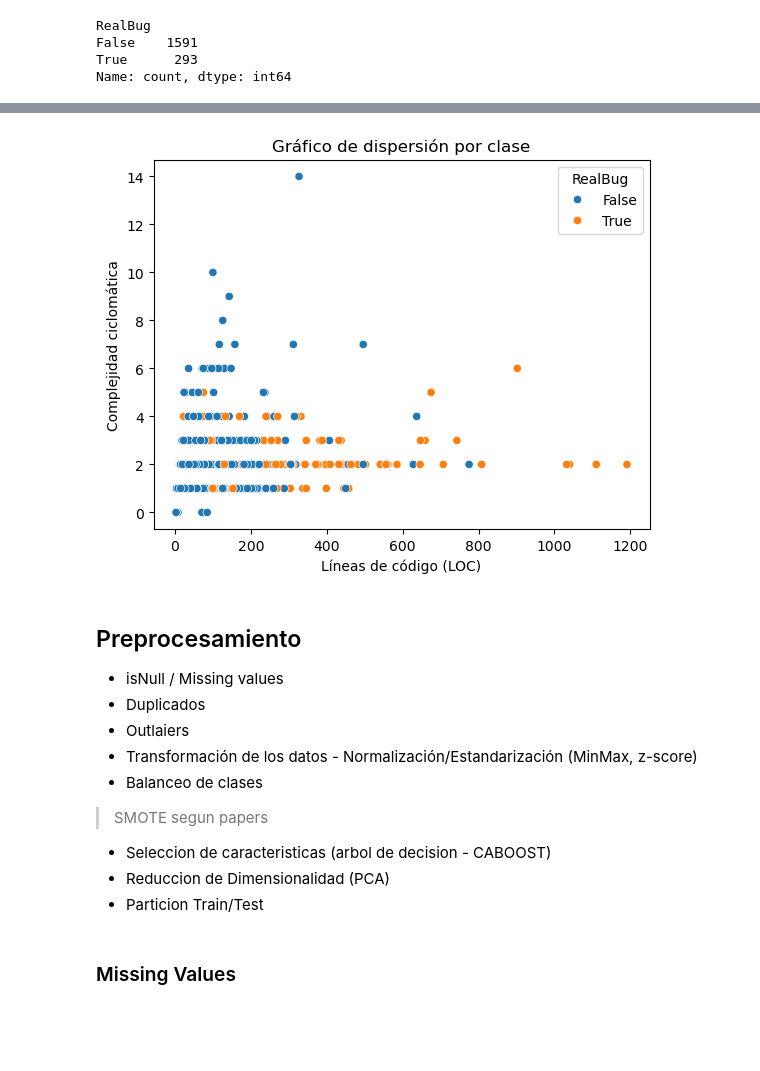
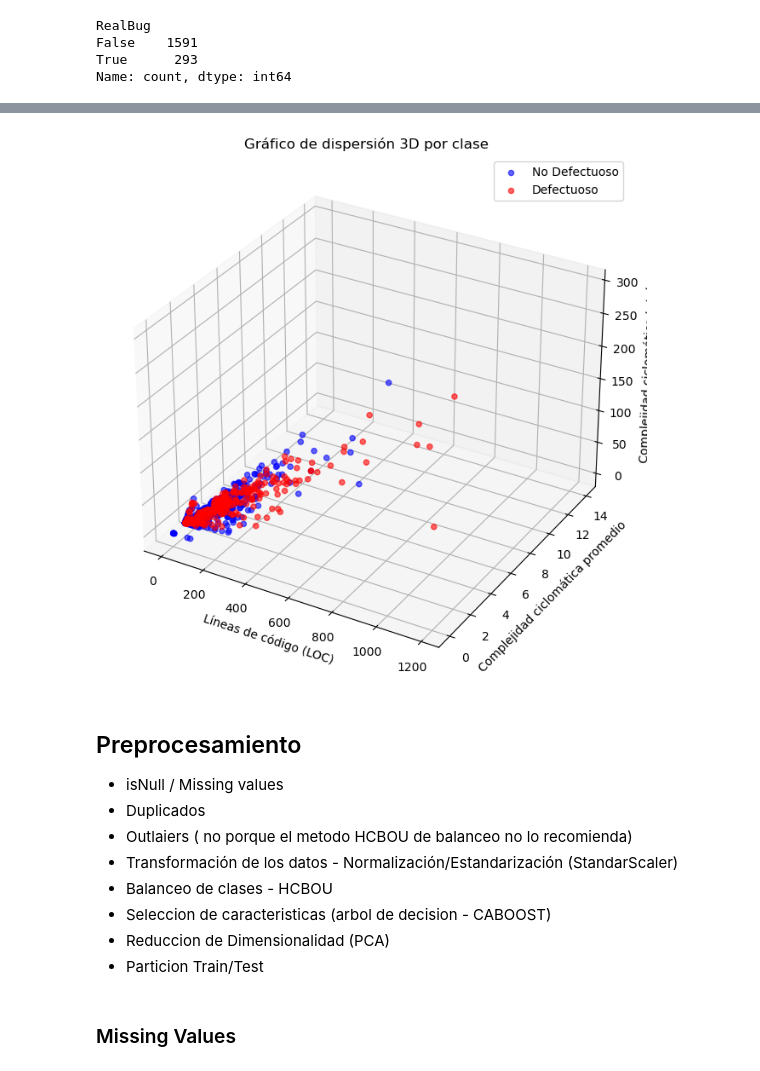
Before and after one commit to alvaldes/pred-err, a Jupyter notebook: Class Balance/JIRA/jira/activemq-5.0.0.ipynb, the cells around one changed output, grey strips where cells are left out. Drawn from its saved outputs; the diff is of its cells as text; code cells hidden in the pictures; blank space fills up the shorter version.

```diff
--- a/Class Balance/JIRA/jira/activemq-5.0.0.ipynb
+++ b/Class Balance/JIRA/jira/activemq-5.0.0.ipynb
@@ -77,25 +82,41 @@ sns.stripplot(x='RealBug', y='CountLineCode', data=df, jitter=True)
 # %%
-    # Suponiendo que las columnas relevantes para la visualización se llaman 'metric_1', 'metric_2' y 'class'
-# Reemplaza 'metric_1' y 'metric_2' con los nombres reales de las columnas que quieres visualizar.
-# 'class' es la columna que contiene la etiqueta de clase (defecto o no defecto).
-sns.scatterplot(x='CountLineCode', y='AvgCyclomatic', hue='RealBug', data=df)
+from mpl_toolkits.mplot3d import Axes3D
 
-# Añadir títulos y etiquetas
-plt.title('Gráfico de dispersión por clase')
-plt.xlabel('Líneas de código (LOC)')
-plt.ylabel('Complejidad ciclomática')
+fig = plt.figure(figsize=(15, 8))
+ax = fig.add_subplot(111, projection='3d')
+
+# Separar por clase
+defective = df[df['RealBug'] == 1]
+non_defective = df[df['RealBug'] == 0]
+
+# Graficar cada clase con diferente color
+ax.scatter(non_defective['CountLineCode'],
+           non_defective['AvgCyclomatic'],
+           non_defective['SumCyclomatic'],
+           c='blue', label='No Defectuoso', alpha=0.6)
+
+ax.scatter(defective['CountLineCode'],
+           defective['AvgCyclomatic'],
+           defective['SumCyclomatic'],
+           c='red', label='Defectuoso', alpha=0.6)
+
+ax.set_xlabel('Líneas de código (LOC)')
+ax.set_ylabel('Complejidad ciclomática promedio')
+ax.set_zlabel('Complejidad ciclomática total')
+ax.set_title('Gráfico de dispersión 3D por clase')
+ax.legend()
+
 plt.show()
 # %% [output]
-[figure, old version]
+[figure, new version]
 # %% [markdown]
 ## Preprocesamiento
 
 - isNull / Missing values
 - Duplicados
-- Outlaiers
-- Transformación de los datos - Normalización/Estandarización (MinMax, z-score)
-- Balanceo de clases
-> SMOTE segun papers
+- Outlaiers ( no porque el metodo HCBOU de balanceo no lo recomienda)
+- Transformación de los datos - Normalización/Estandarización (StandarScaler)
+- Balanceo de clases - HCBOU
 - Seleccion de caracteristicas (arbol de decision - CABOOST)
 - Reduccion de Dimensionalidad (PCA)
 - Particion Train/Test
```
Also changed, not shown: parts of 12 cells of this notebook, 2 other files.
